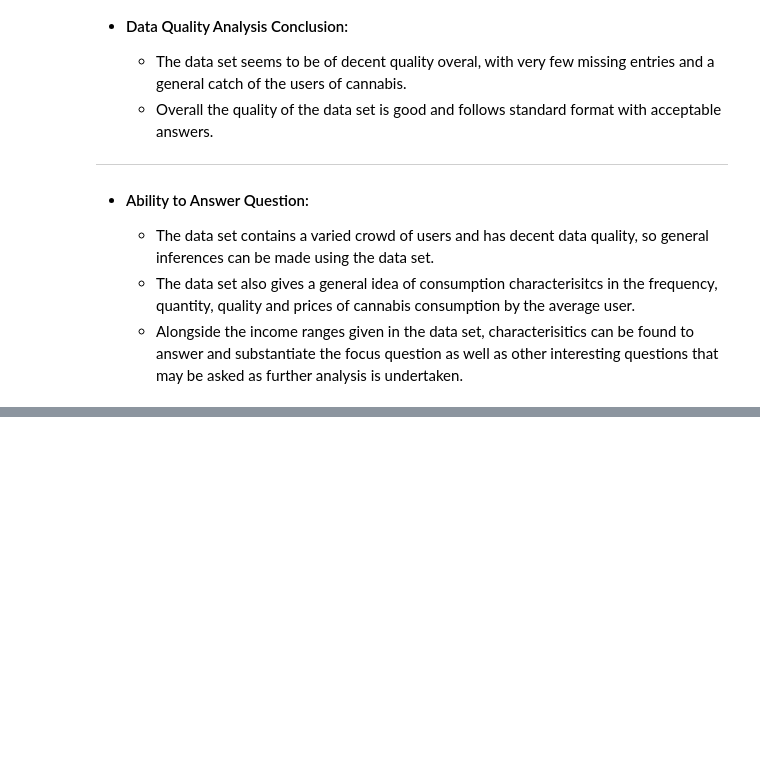
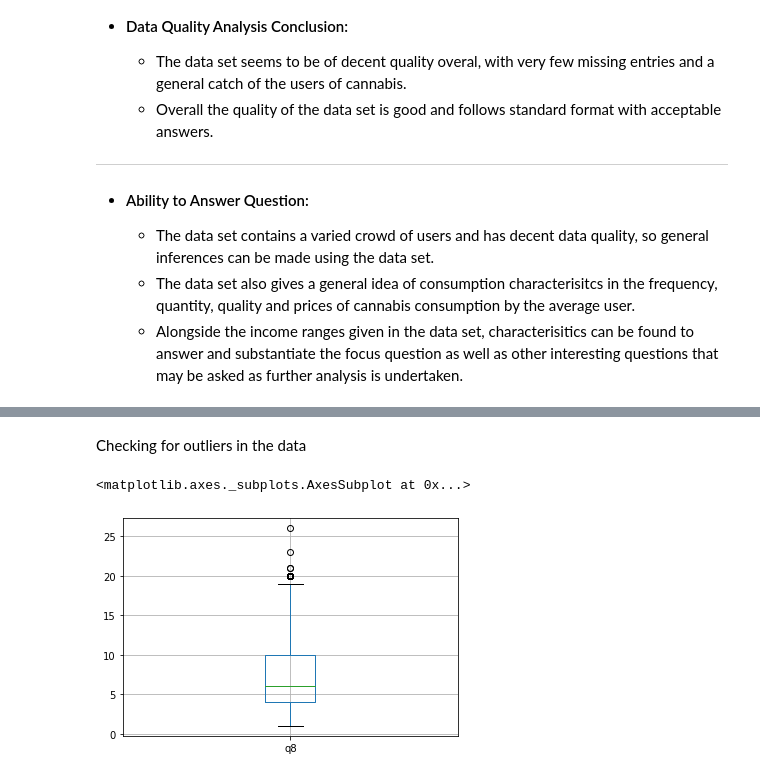
Before and after one commit to Matkicail/DAE-Project, a Jupyter notebook: daeRough.ipynb, the cells around one changed output, grey strips where cells are left out. Saved outputs shown, nothing was run; the diff lists cells and outputs as text; code cells hidden in the pictures; blank space fills up the shorter version.

Commit message:
Data Cleaning(In progress)

```diff
--- a/daeRough.ipynb
+++ b/daeRough.ipynb
@@ -166,0 +230,9 @@ Name: q21, dtype: int64
+# %%
+i = dataset[((dataset['q12'] == '.') & (dataset['q13'] == 'Grow my own'))].index
+dataset = dataset.drop(i)
+
+i = dataset[dataset['q13'] == 'I grow my own'].index
+dataset = dataset.drop(i)
+
+i = dataset[dataset['q13'] == "I don't purchase"].index
+dataset = dataset.drop(i)
@@ -166,0 +888,32 @@ Name: q21, dtype: int64
+# %%
+print("BEFORE CORRECTING DATATYPES")
+dataset.info()
+print("----------------------------------------------------------------------")
+
+dataset['q2'] = pd.Categorical(dataset['q2'],ordered=False)
+dataset['q3'] = pd.Categorical(dataset['q3'],ordered=False)
+dataset['q4'] = pd.Categorical(dataset['q4'],ordered=False)
+dataset['q5'] = pd.Categorical(dataset['q5'],ordered=False)
+dataset['q6'] = pd.Categorical(dataset['q6'],ordered=False)
+dataset['q7'] = pd.Categorical(dataset['q7'],ordered=False)
+#q8,q9 and q10 are already the correct types
+dataset['q11'] = pd.Categorical(dataset['q11'],ordered=False)
+dataset['q12'] = pd.Categorical(dataset['q12'],ordered=False)
+dataset['q13'] = pd.Categorical(dataset['q13'],ordered=False)
+
+#set the settlement data to the boolean type
+dataset['q14_u'] = dataset['q14_u'].astype(bool)
+dataset['q14_r'] = dataset['q14_r'].astype(bool)
+dataset['q14_i'] = dataset['q14_i'].astype(bool)
+dataset['q14_rur'] = dataset['q14_rur'].astype(bool)
+dataset['q14_m'] = dataset['q14_m'].astype(bool)
+dataset['q14_pnd'] = dataset['q14_pnd'].astype(bool)
+
+#q16 is already the correct type
+dataset['q17'] = pd.Categorical(dataset['q17'],ordered=False)
+dataset['q18'] = pd.Categorical(dataset['q18'],ordered=False)
+dataset['q20'] = pd.Categorical(dataset['q20'],ordered=False)
+dataset['q21'] = pd.Categorical(dataset['q21'],ordered=False)
+
+print("AFTER CORRECTING DATATYPES")
+dataset.info()
@@ -166,0 +1022,7 @@ Name: q21, dtype: int64
+# %% [markdown]
+Checking for outliers in the data
+# %%
+dataset.boxplot(column = ['q8'])
+# %% [output]
+<matplotlib.axes._subplots.AxesSubplot at 0x...>
+[figure, added]
```
Also changed, not shown: parts of 48 cells of this notebook.
